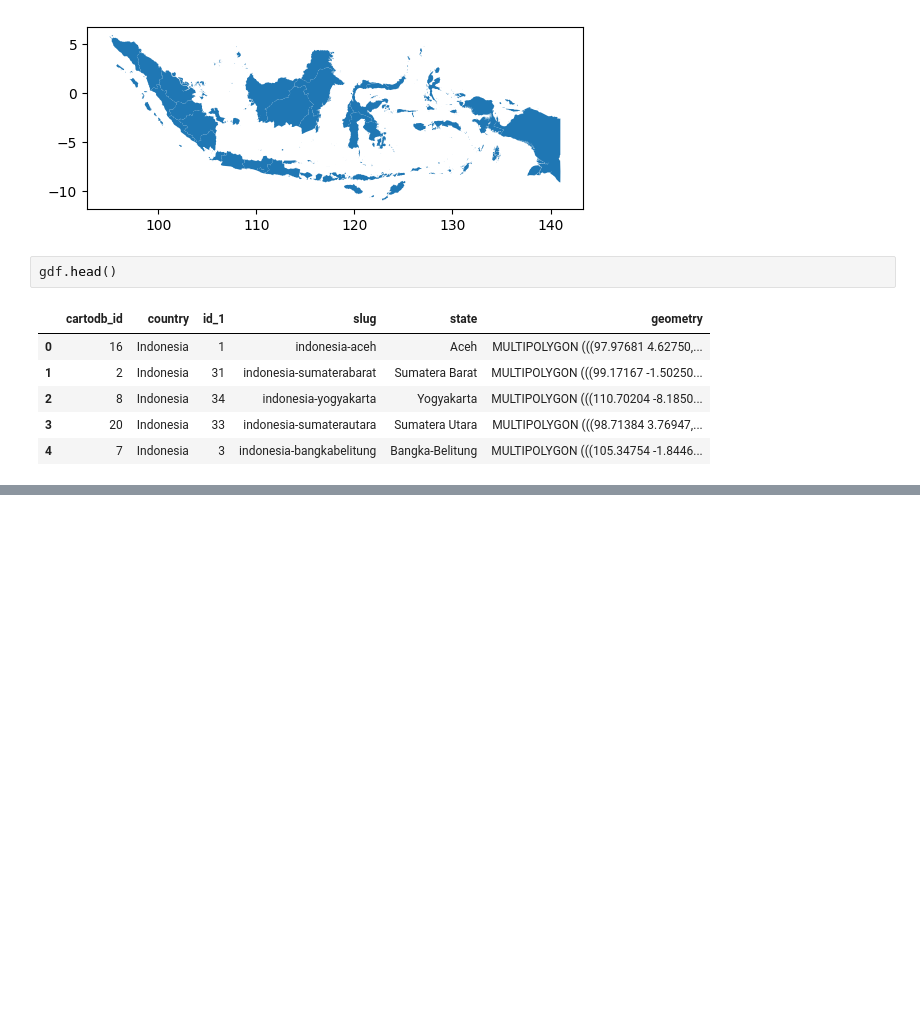
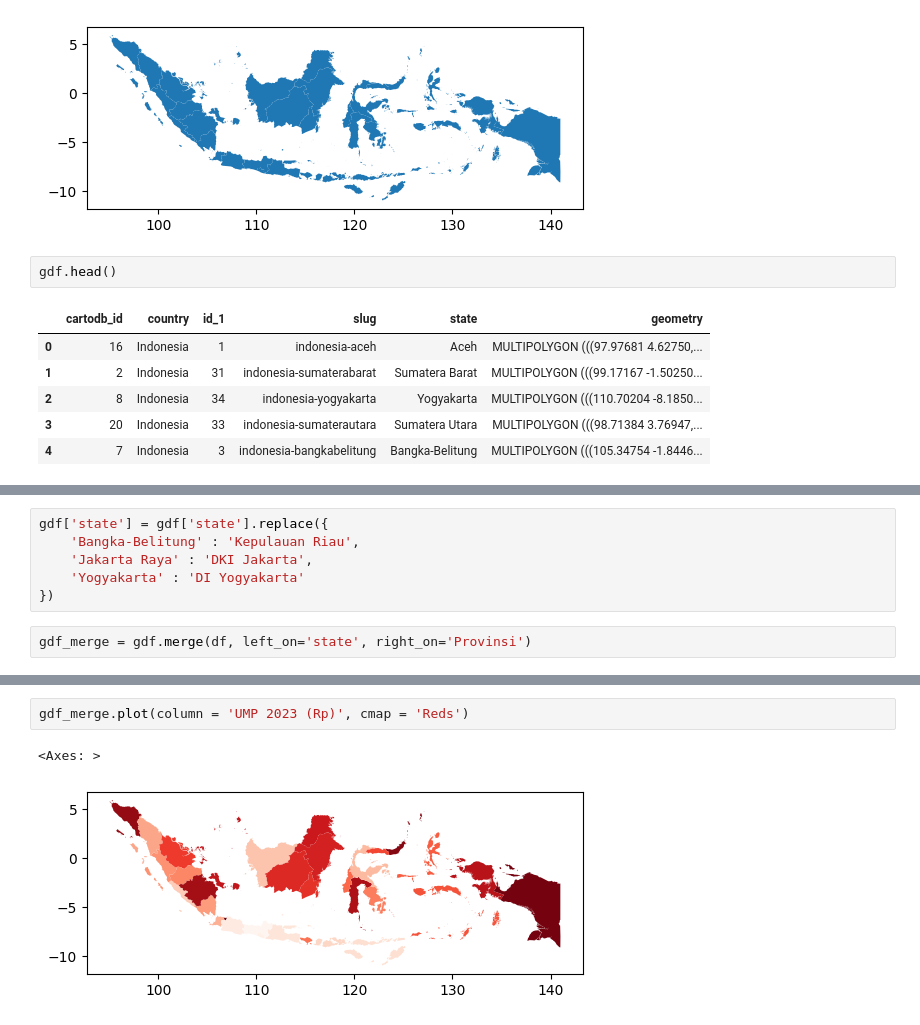
Before and after one commit to asaputra1995/ump-indonesia-2022-2023, a Jupyter notebook: UMP_Indonesia.ipynb, the cells around one changed output, grey strips where cells are left out. Saved outputs shown, nothing was run; the diff lists cells and outputs as text; blank space fills up the shorter version.

```diff
--- a/UMP_Indonesia.ipynb
+++ b/UMP_Indonesia.ipynb
@@ -70,0 +96,8 @@ df.head()
+# %%
+gdf['state'] = gdf['state'].replace({
+    'Bangka-Belitung' : 'Kepulauan Riau',
+    'Jakarta Raya' : 'DKI Jakarta',
+    'Yogyakarta' : 'DI Yogyakarta'
+})
+# %%
+gdf_merge = gdf.merge(df, left_on='state', right_on='Provinsi')
@@ -70,0 +124,5 @@ df.head()
+# %%
+gdf_merge.plot(column = 'UMP 2023 (Rp)', cmap = 'Reds')
+# %% [output]
+<Axes: >
+[figure, added]
```
Also changed, not shown: parts of 3 cells of this notebook.
